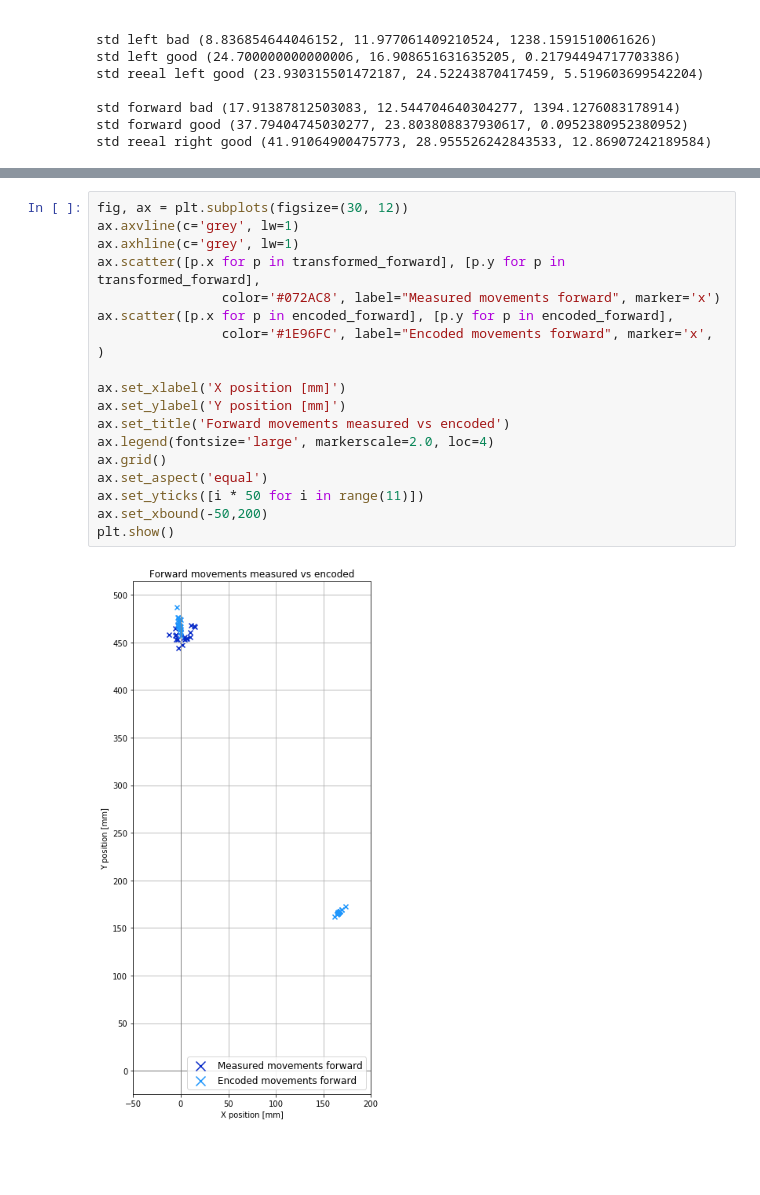
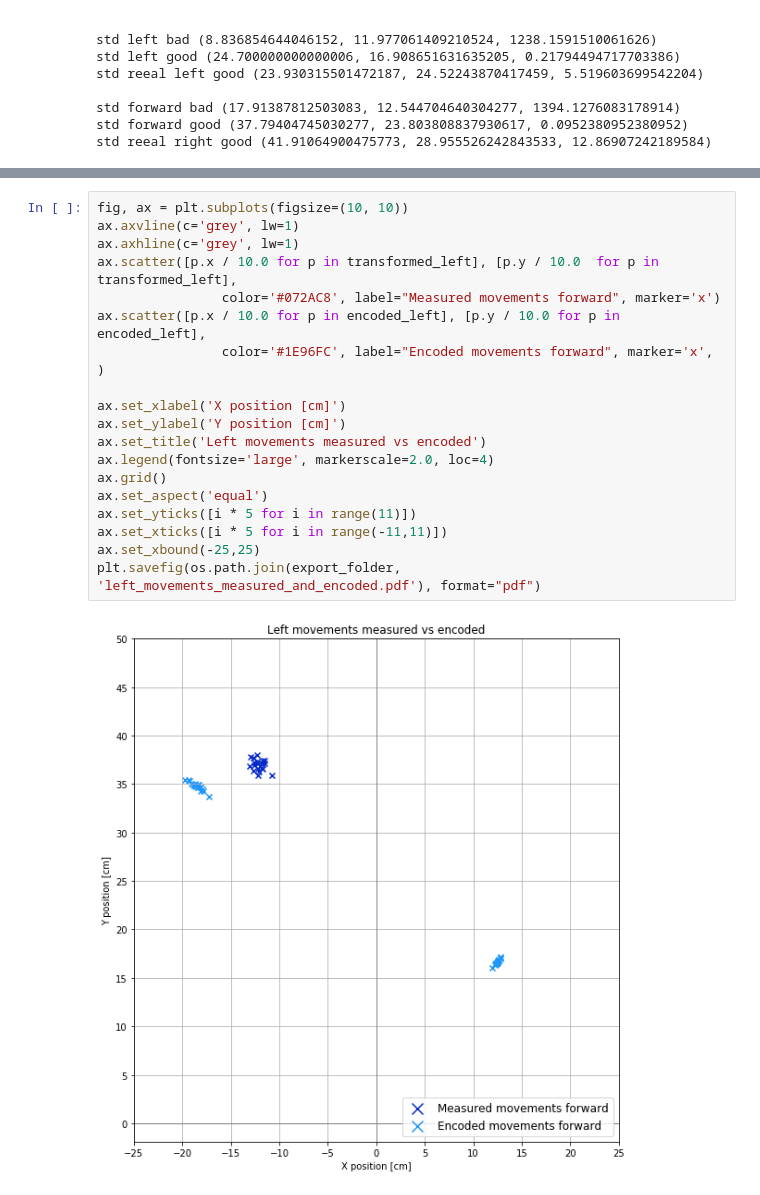
Before and after one commit to shalakasatheesh/SEE, a Jupyter notebook: codes/Plotting_measured_vs_encoded/plotting_plots.ipynb, the cells around one changed output, grey strips where cells are left out. Drawn from its saved outputs; the diff is of its cells as text; blank space fills up the shorter version.

```diff
--- a/codes/Plotting_measured_vs_encoded/plotting_plots.ipynb
+++ b/codes/Plotting_measured_vs_encoded/plotting_plots.ipynb
@@ -254,21 +258,22 @@ plt.show()
 # %%
-fig, ax = plt.subplots(figsize=(30, 12))
+fig, ax = plt.subplots(figsize=(10, 10))
 ax.axvline(c='grey', lw=1)
 ax.axhline(c='grey', lw=1)
-ax.scatter([p.x for p in transformed_forward], [p.y for p in transformed_forward],
+ax.scatter([p.x / 10.0 for p in transformed_left], [p.y / 10.0  for p in transformed_left],
                 color='#072AC8', label="Measured movements forward", marker='x')
-ax.scatter([p.x for p in encoded_forward], [p.y for p in encoded_forward],
+ax.scatter([p.x / 10.0 for p in encoded_left], [p.y / 10.0 for p in encoded_left],
                 color='#1E96FC', label="Encoded movements forward", marker='x', )
 
-ax.set_xlabel('X position [mm]')
-ax.set_ylabel('Y position [mm]')
-ax.set_title('Forward movements measured vs encoded')
+ax.set_xlabel('X position [cm]')
+ax.set_ylabel('Y position [cm]')
+ax.set_title('Left movements measured vs encoded')
 ax.legend(fontsize='large', markerscale=2.0, loc=4)
 ax.grid()
 ax.set_aspect('equal')
-ax.set_yticks([i * 50 for i in range(11)])
-ax.set_xbound(-50,200)
-plt.show()
+ax.set_yticks([i * 5 for i in range(11)])
+ax.set_xticks([i * 5 for i in range(-11,11)])
+ax.set_xbound(-25,25)
+plt.savefig(os.path.join(export_folder, 'left_movements_measured_and_encoded.pdf'), format="pdf")
 # %% [output]
-[figure, old version]
+[figure, new version]
 # %%
```
Also changed, not shown: parts of 3 cells of this notebook, 22 other files.
